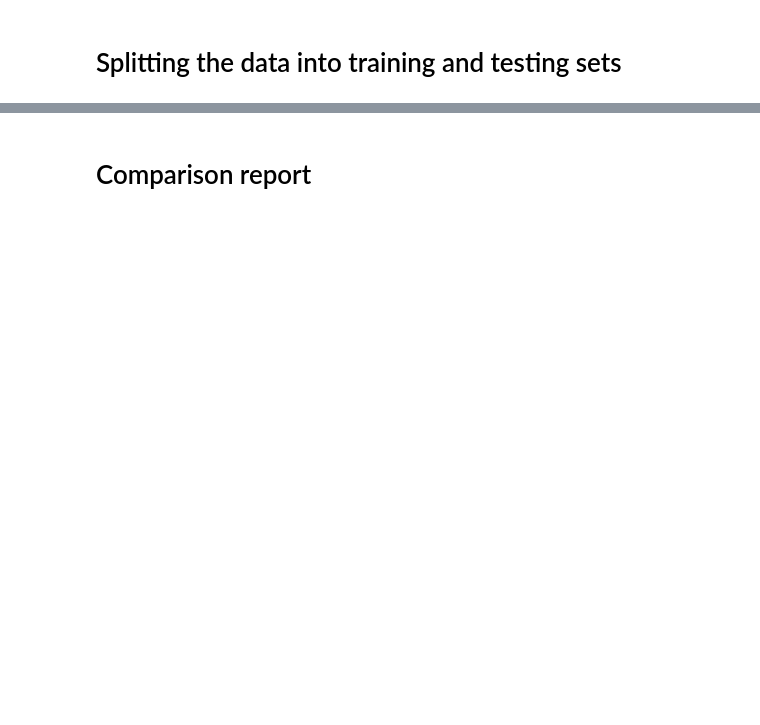
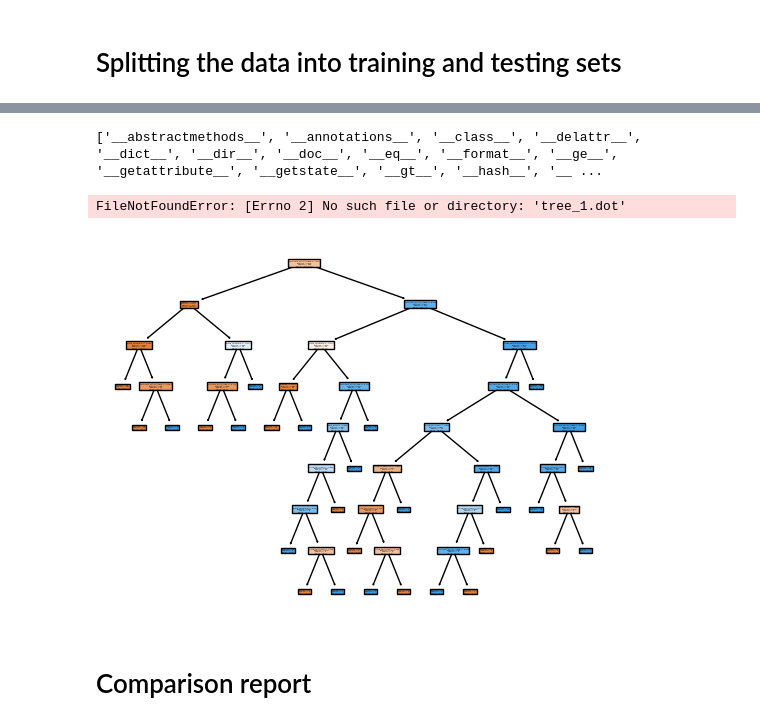
Before and after one commit to TeaToCodeConverter/2022-CN6005-GP-13-Coursework, a Jupyter notebook: EDA/EDA-Sweetviz2.ipynb, the cells around one changed output, grey strips where cells are left out. Drawn from its saved outputs; the diff is of its cells as text; code cells hidden in the pictures; blank space fills up the shorter version.

Commit message:
still trying to get dt export to work

```diff
--- a/EDA/EDA-Sweetviz2.ipynb
+++ b/EDA/EDA-Sweetviz2.ipynb
@@ -108,9 +134,9 @@ sns.heatmap(l1.corr(), annot=True, fmt='.0%')
 # %%
 # split the data into independent 'X' and dependent 'Y' variables
 
-X=l1.drop('class1',axis=1)
+X=l1.drop('diagnosis',axis=1)
 
-Y=l1['class1']
+Y=l1['diagnosis']
 
 # Splitting the data into training and testing sets
 
@@ -140,16 +166,16 @@ def models(X_train,Y_train):
     dtcRender = dtc.fit(X_train, Y_train)
 
 
-    #Random Forest class1ifier
-    from sklearn.ensemble import RandomForestclass1ifier
-    forest = RandomForestclass1ifier(n_estimators = 10, criterion = 'entropy', random_state = 0)
+    #Random Forest diagnosisifier
+    from sklearn.ensemble import RandomForestClassifier
+    forest = RandomForestClassifier(n_estimators = 10, criterion = 'entropy', random_state = 0)
     forest.fit(X_train, Y_train)
 
     #print model accuracy on the training data.
 
     print('[0]Logistic Regression Training Accuracy:', log.score(X_train, Y_train))
-    print('[1]Decision Tree class1ifier Training Accuracy:', dtc.score(X_train, Y_train))
-    print('[2]Random Forest class1ifier Training Accuracy:', forest.score(X_train, Y_train))
+    print('[1]Decision Tree diagnosisifier Training Accuracy:', dtc.score(X_train, Y_train))
+    print('[2]Random Forest diagnosisifier Training Accuracy:', forest.score(X_train, Y_train))
 
     return log, dtc, dtcRender, forest
 # %%
@@ -202,3 +274,5 @@ features = list(l1.columns[1:])
 # %%
-print(dtcRender)
-#print(dir(model[1]))
+#print(dtc)
+print(dir(model[1]))
+# %% [output]
+['__abstractmethods__', '__annotations__', '__class__', '__delattr__', '__dict__', '__dir__', '__doc__', '__eq__', '__format__', '__ge__', '__getattribute__', '__getstate__', '__gt__', '__hash__', '__ ...
@@ -210,3 +279,56 @@ plot.show()
+# %%
+from sklearn.tree import DecisionTreeClassifier
+from sklearn import tree
+import graphviz
+
+#tree.plot_tree(model[1])
+#tree.png
+## plot the tree
+tree.plot_tree(model[1],feature_names=features,filled=True)
+
+#plot.show()
+
+## export to a file (dot)
+
+tree.export_graphviz(model[1],out_file='dtree.dot',feature_names=features,filled=True)
+
+
+with open("tree_1.dot") as f:
+    dot_graph = f.read()
+
+# remove the display(...)
+
+#graphviz.Source(dot_graph)
+## convert dot to png and pdf
+#from graphviz import render
+#graph.Source.from_file('./dtree.dot')
+#graph.render('dtree_render',view=True)
+#from mathplotlib import pyplot as plt
+#matplotlib.plt.savefig('dtree.png')
+#render('dot', 'png', 'fname.dot')
+
+#model[1].view()
+#dtc.render('dtree_render',view=True)
+
+#import pydot
+#graph = pydot.graph_from_dot_file('dtree.dot')
+#graph.
+
+
+#(graph,) = pydot.graph_from_dot_file('dtree.dot')
+#graph.write_png('dtree.png')
+#graph.write_pdf('dtree.pdf')
+## Convert a .dot file to .png
+
+from graphviz import render
+render('dot', 'png', 'fname.dot')
+
+# To render an existing file in a notebook
+#from graphviz import Source
+#Source.from_file("fname.dot")
+# %% [output]
+FileNotFoundError: [Errno 2] No such file or directory: 'tree_1.dot'
+[figure, added]
 # %% [markdown]
 # Comparison report
 # %%
```
Also changed, not shown: parts of 16 cells of this notebook, 17 other files.
